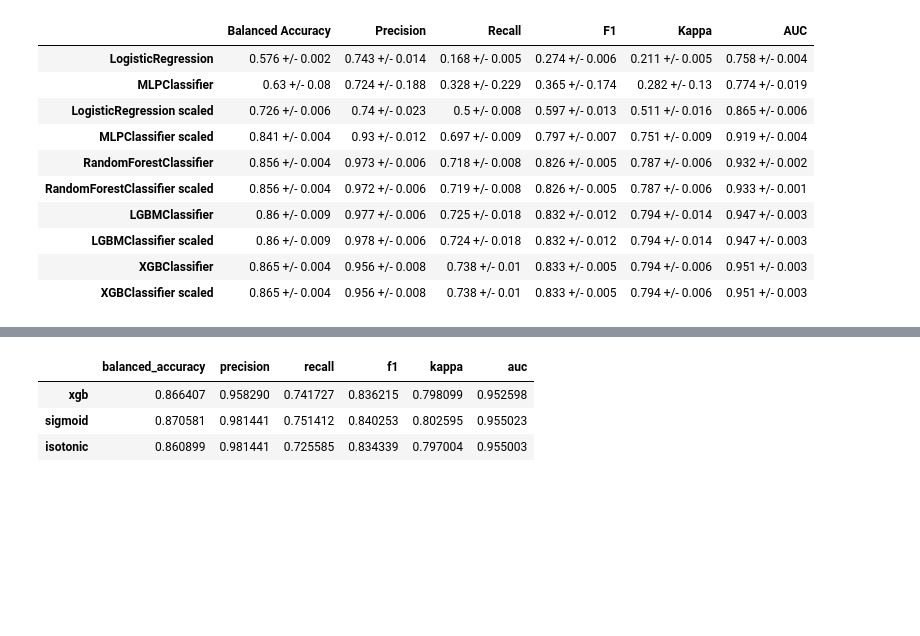
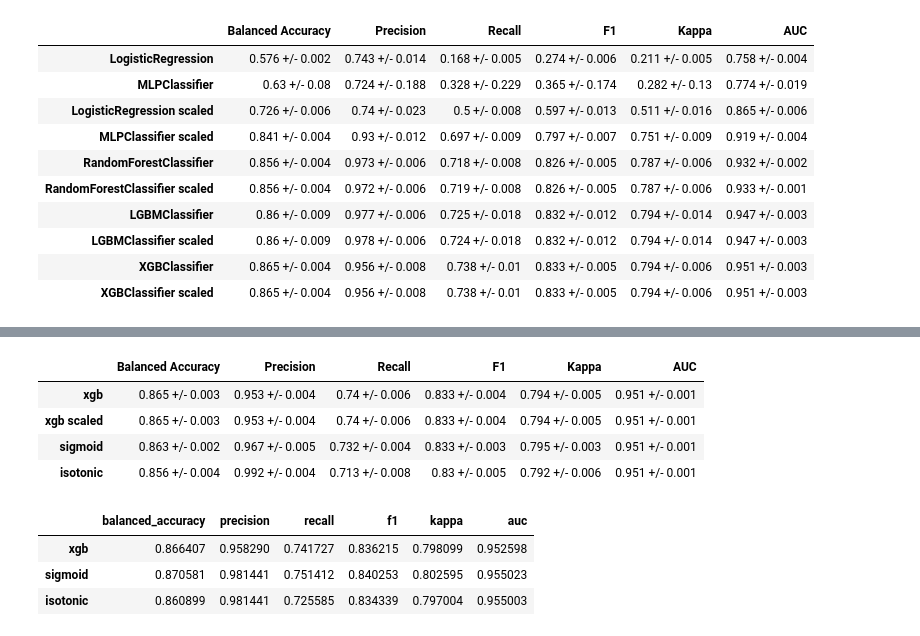
Before and after one commit to felipebita/credit_risk, a Jupyter notebook: notebook/credit_risk_modeling.ipynb, the cells around one changed output, grey strips where cells are left out. Drawn from its saved outputs; the diff is of its cells as text; code cells hidden in the pictures; blank space fills up the shorter version.

```diff
--- a/notebook/credit_risk_modeling.ipynb
+++ b/notebook/credit_risk_modeling.ipynb
@@ -125,7 +125,7 @@ def ml_cv_results(model_name, model, x, y, seed,verbose=1):
 
     return finalresult
 # %%
-def ml_cv_results_2(model_name, model, x, y, seed, verbose=1):
+def ml_calibrated(model, x, y, method, seed, verbose=1):
     '''initial'''
     balanced_accuracies = []
     precisions = []
@@ -152,9 +152,11 @@ def ml_cv_results_2(model_name, model, x, y, seed, verbose=1):
         y_train, y_test = y.iloc[index_train].values.ravel(), y.iloc[index_test].values.ravel()
 
         ## training the model
-        model.fit(x_train, y_train)
-        y_pred = model.predict(x_test)
-        y_pred_prob = model.predict_proba(x_test)
+        calibrated = CalibratedClassifierCV(model, method=method, cv=5)
+        calibrated.fit(x_train, y_train)
+
+        y_pred = calibrated.predict(x_test)
+        y_pred_prob = calibrated.predict_proba(x_test)
         y_pred_prob = y_pred_prob[:, 1]
         metrics_list = [balanced_accuracies, precisions, recalls, f1s, kappas, roc_auc]
 
@@ -170,11 +172,12 @@ def ml_cv_results_2(model_name, model, x, y, seed, verbose=1):
         metrics_list[5].append(auc(fpr, tpr))
 
 
+
     '''results'''
     metric_names = ["Balanced Accuracy", "Precision", "Recall", "F1", "Kappa", "AUC"]
     metric_values = [balanced_accuracies, precisions, recalls, f1s, kappas, roc_auc]
 
-    finalresult = pd.DataFrame({metric_names[i]: ["{} +/- {}".format(np.round(np.mean(metric_values[i]), 3), np.round(np.std(metric_values[i]), 3))] for i in range(len(metric_names))}, index=[model_name])
+    finalresult = pd.DataFrame({metric_names[i]: ["{} +/- {}".format(np.round(np.mean(metric_values[i]), 3), np.round(np.std(metric_values[i]), 3))] for i in range(len(metric_names))}, index=[method])
 
     return finalresult
 # %% [markdown]
@@ -721,7 +724,7 @@ dataset.to_csv(r"/content/drive/MyDrive/github/credit_risk_modeling/final_data.c
 # %% [markdown]
 ## **4 - Modeling**
 # %%
-dataset = pd.read_csv("/content/drive/MyDrive/github/credit_risk_modeling/final_data.csv", index_col = 0 )
+dataset = pd.read_csv("/content/drive/MyDrive/github/credit_risk/data/final_data.csv", index_col = 0 )
 # %%
 columns = dataset.columns.values
 def substitute_character_in_list(strings_list, old_char, new_char):
@@ -808,3 +811,19 @@ metrics_final.sort_values('F1')
 | LGBMClassifier scaled | 0.86 +/- 0.009 | 0.978 +/- 0.006 | 0.724 +/- 0.018 | 0.832 +/- 0.012 | 0.794 +/- 0.014 | 0.947 +/- 0.003 |
 | XGBClassifier | 0.865 +/- 0.004 | 0.956 +/- 0.008 | 0.738 +/- 0.01 | 0.833 +/- 0.005 | 0.794 +/- 0.006 | 0.951 +/- 0.003 |
 | XGBClassifier scaled | 0.865 +/- 0.004 | 0.956 +/- 0.008 | 0.738 +/- 0.01 | 0.833 +/- 0.005 | 0.794 +/- 0.006 | 0.951 +/- 0.003 |
+# %%
+methods = ['sigmoid','isotonic']
+model = XGBClassifier()
+
+X = dataset.drop(["loanstatus"], axis=1)
+y = dataset[["loanstatus"]]
+
+metrics_final_cal = pd.DataFrame()
+metrics_final_cal = metrics_final_cal.append(ml_cv_results('xgb', model, X, y, seed = 10,verbose=1))
+
+for n in range(0,len(methods)):
+  print(methods[n])
+  metrics = ml_calibrated(model, X, y, methods[n], seed = 10)
+  metrics_final_cal = metrics_final_cal.append(metrics)
+
+metrics_final_cal.to_csv(r"/content/drive/MyDrive/github/credit_risk/metrics/cv_risk_cal.csv", index = True, header=True)
@@ -811,3 +848,11 @@ metrics_final.sort_values('F1')
+# %%
+metrics_final_cal
+# %% [output]
+|  | Balanced Accuracy | Precision | Recall | F1 | Kappa | AUC |
+| xgb | 0.865 +/- 0.003 | 0.953 +/- 0.004 | 0.74 +/- 0.006 | 0.833 +/- 0.004 | 0.794 +/- 0.005 | 0.951 +/- 0.001 |
+| xgb scaled | 0.865 +/- 0.003 | 0.953 +/- 0.004 | 0.74 +/- 0.006 | 0.833 +/- 0.004 | 0.794 +/- 0.005 | 0.951 +/- 0.001 |
+| sigmoid | 0.863 +/- 0.002 | 0.967 +/- 0.005 | 0.732 +/- 0.004 | 0.833 +/- 0.003 | 0.795 +/- 0.003 | 0.951 +/- 0.001 |
+| isotonic | 0.856 +/- 0.004 | 0.992 +/- 0.004 | 0.713 +/- 0.008 | 0.83 +/- 0.005 | 0.792 +/- 0.006 | 0.951 +/- 0.001 |
 # %%
 X = dataset.drop(["loan_status"], axis=1)
 y = dataset[["loan_status"]]
```
Also changed, not shown: parts of 2 cells of this notebook.
